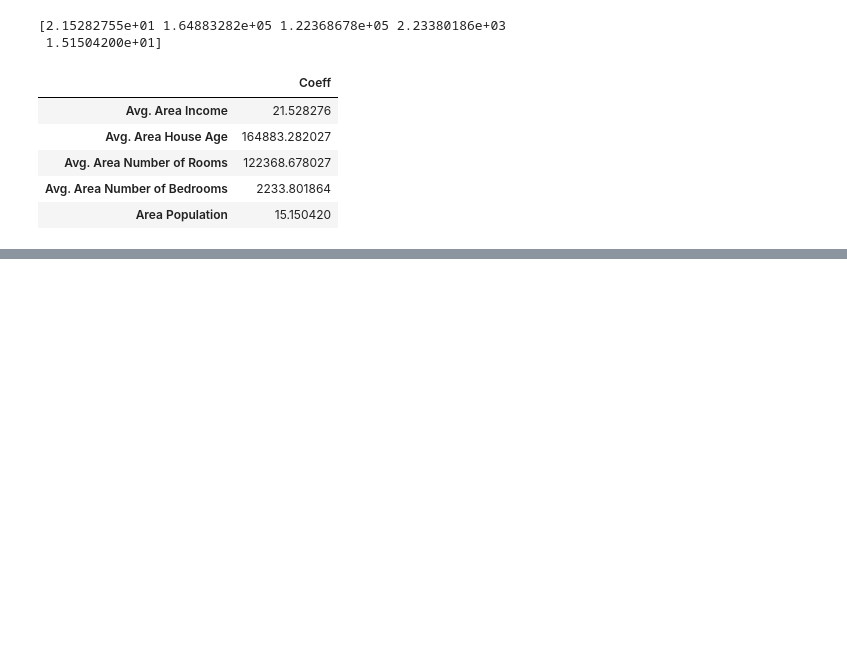
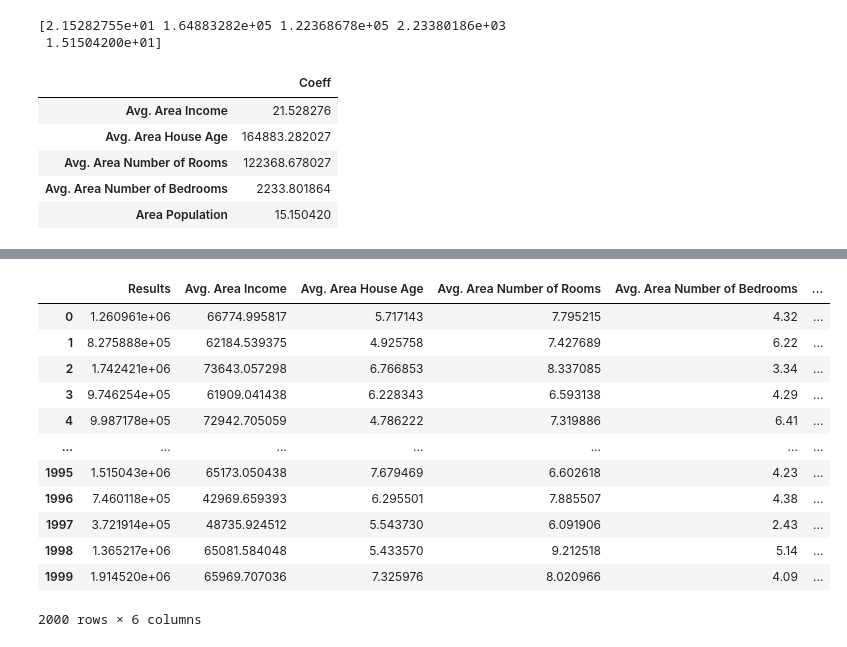
Before and after one commit to nilotpalc/Python_Tutorials, a Jupyter notebook: 11-Linear-Regression/LinRegress_Notes.ipynb, the cells around one changed output, grey strips where cells are left out. Cells and saved outputs as stored; diff of their text form; code cells hidden in the pictures; blank space fills up the shorter version.

```diff
--- a/11-Linear-Regression/LinRegress_Notes.ipynb
+++ b/11-Linear-Regression/LinRegress_Notes.ipynb
@@ -94,0 +107,2 @@ cfdf
+# %%
+df_predict=pd.DataFrame(predictions,columns=['Results'])
@@ -94,0 +125,20 @@ cfdf
+# %%
+# Use the join command to create a combined dataframe to view results for new datasets or new X_test
+
+output_result = df_predict.join(X_test.reset_index().drop('index',axis=1))
+# %%
+output_result
+# %% [output]
+|  | Results | Avg. Area Income | Avg. Area House Age | Avg. Area Number of Rooms | Avg. Area Number of Bedrooms | ... |
+| 0 | 1.260961e+06 | 66774.995817 | 5.717143 | 7.795215 | 4.32 | ... |
+| 1 | 8.275888e+05 | 62184.539375 | 4.925758 | 7.427689 | 6.22 | ... |
+| 2 | 1.742421e+06 | 73643.057298 | 6.766853 | 8.337085 | 3.34 | ... |
+| 3 | 9.746254e+05 | 61909.041438 | 6.228343 | 6.593138 | 4.29 | ... |
+| 4 | 9.987178e+05 | 72942.705059 | 4.786222 | 7.319886 | 6.41 | ... |
+| ... | ... | ... | ... | ... | ... | ... |
+| 1995 | 1.515043e+06 | 65173.050438 | 7.679469 | 6.602618 | 4.23 | ... |
+| 1996 | 7.460118e+05 | 42969.659393 | 6.295501 | 7.885507 | 4.38 | ... |
+| 1997 | 3.721914e+05 | 48735.924512 | 5.543730 | 6.091906 | 2.43 | ... |
+| 1998 | 1.365217e+06 | 65081.584048 | 5.433570 | 9.212518 | 5.14 | ... |
+| 1999 | 1.914520e+06 | 65969.707036 | 7.325976 | 8.020966 | 4.09 | ... |
+2000 rows × 6 columns
```
Also changed, not shown: parts of 4 cells of this notebook, 5 other files.
